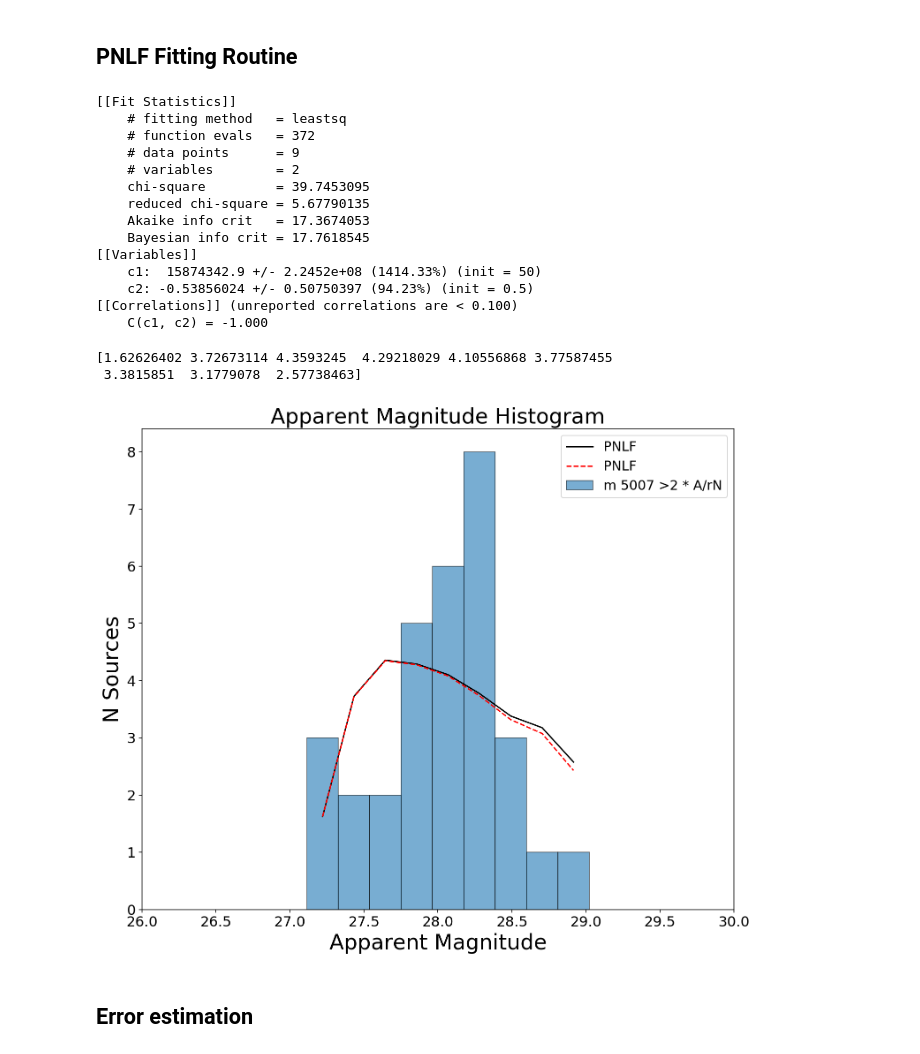
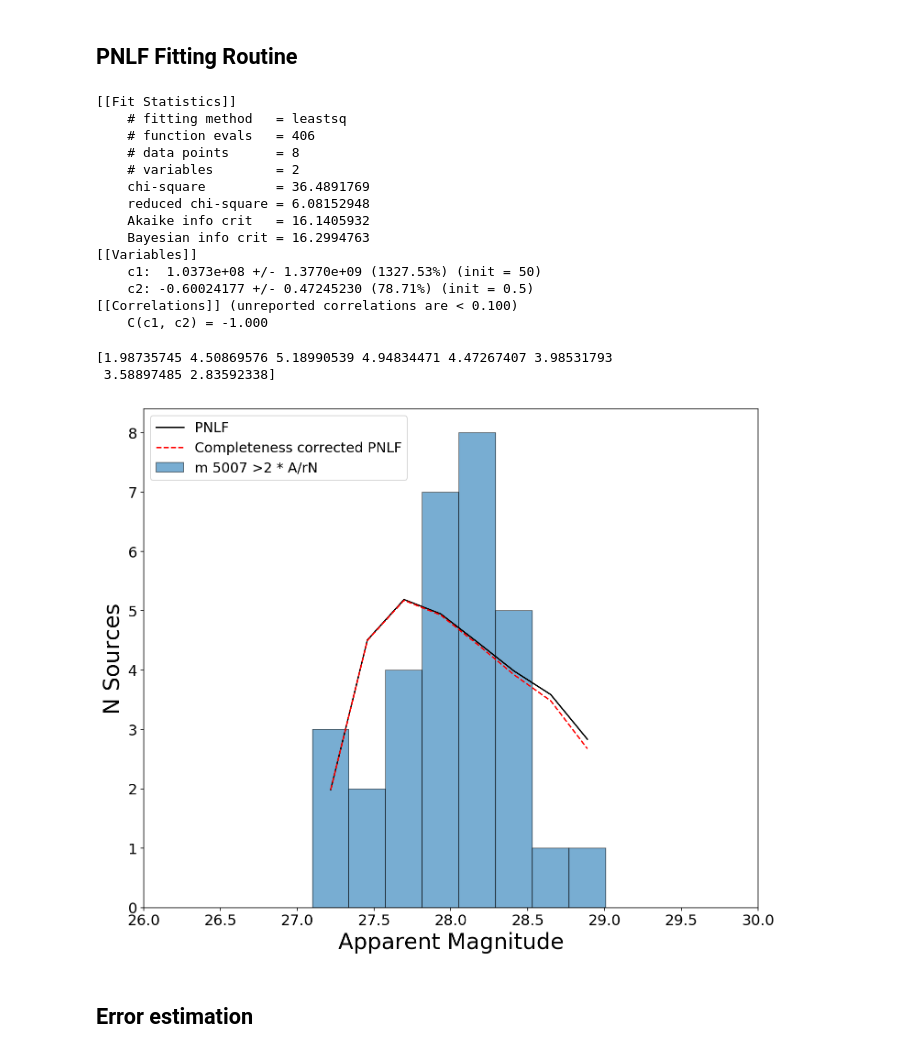
Before and after one commit to tspriggs/MUSE_PNe_fitting, a Jupyter notebook: 3D FCC255.ipynb, the cells around one changed output. Cells and saved outputs as stored; diff of their text form; code cells hidden in the pictures.

Commit message:
some plots and work updated

```diff
--- a/3D FCC255.ipynb
+++ b/3D FCC255.ipynb
@@ -256,7 +256,7 @@ PNe_df["M 5007"] = PNe_df["m 5007"] - dM
 
 #Plotting
 plt.figure(1, figsize=(12,10))
-bins, bins_cens, other = plt.hist(PNe_df["m 5007"].loc[PNe_df["A/rN"]>2], bins=9, edgecolor="black", linewidth=0.8, label="m 5007 > 2 * A/rN", alpha=0.5)
+bins, bins_cens, other = plt.hist(PNe_df["m 5007"].loc[PNe_df["A/rN"]>2], bins=8, edgecolor="black", linewidth=0.8, label="m 5007 > 2 * A/rN", alpha=0.5)
 #plt.hist(PNe_df["M 5007"].loc[PNe_df["A/rN"]<2], edgecolor="black",linewidth=0.8, color="red", alpha=0.5, label="M 5007 <2 * A/rN")
 plt.xlim(26.0,30.0)
 #plt.title("Absolute Magnitude Histogram", fontsize=24)
@@ -528,51 +549,50 @@ report_fit(results)
 # %% [output]
 [[Fit Statistics]]
     # fitting method   = leastsq
-    # function evals   = 372
-    # data points      = 9
+    # function evals   = 406
+    # data points      = 8
     # variables        = 2
-    chi-square         = 39.7453095
-    reduced chi-square = 5.67790135
-    Akaike info crit   = 17.3674053
-    Bayesian info crit = 17.7618545
+    chi-square         = 36.4891769
+    reduced chi-square = 6.08152948
+    Akaike info crit   = 16.1405932
+    Bayesian info crit = 16.2994763
 [[Variables]]
-    c1:  15874342.9 +/- 2.2452e+08 (1414.33%) (init = 50)
-    c2: -0.53856024 +/- 0.50750397 (94.23%) (init = 0.5)
+    c1:  1.0373e+08 +/- 1.3770e+09 (1327.53%) (init = 50)
+    c2: -0.60024177 +/- 0.47245230 (78.71%) (init = 0.5)
 [[Correlations]] (unreported correlations are < 0.100)
     C(c1, c2) = -1.000
 # %%
 plt.figure(2, figsize=(12,10))
 info = plt.hist(PNe_df["m 5007"].loc[PNe_df["A/rN"]>2], bins=len(bins), edgecolor="black", linewidth=0.8, label="m 5007 >2 * A/rN", alpha=0.6)
 #plt.hist(PNe_df["M 5007"].loc[PNe_df["A/rN"]<2], bins=4, edgecolor="black",linewidth=0.8, color="red", alpha=0.5, label="M 5007 <2 * A/rN")
 ax = plt.gca()
 plt.xlim(26.,30.0)
 #plt.yticks(np.arange(0,22,2), np.arange(0,22,2))
-plt.title("Apparent Magnitude Histogram", fontsize=24)
 plt.xlabel("Apparent Magnitude", fontsize=24)
 plt.ylabel("N Sources", fontsize=24)
 ax.get_yticklabels()
 ax.tick_params(labelsize=18)
 ax.tick_params(labelsize=16)
 #plt.savefig("Plots/FCC255/M5007 histogram.png")
 
 PNLF = results.params["c1"].value*(np.exp(np.abs(results.params["c2"].value)*PNe_df["m 5007"])) * (1-np.exp(3*((PNe_df["m 5007"].min() - PNe_df["m 5007"]))))
 #PNLF = (PNLF * results.params["a"])
 #plt.scatter(PNe_df["M 5007"].loc[PNe_df["M 5007"]>-5], PNLF, c="k")
 
 
 binned_PNLF = np.zeros(len(bins_cens))
 for i in np.arange(1,len(bins_cens)+1):
     binned_PNLF[i-1] = np.mean(PNLF_df["PNLF"].loc[PNLF_df["binned_values"]==i])
 
 print(binned_PNLF)
 plt.plot(bins_cens_right, (binned_PNLF), color="k", label="PNLF" )
-plt.plot(bins_cens_right, (binned_PNLF) * ratio_counter, color="r", ls="--", label="PNLF" )
+plt.plot(bins_cens_right, (binned_PNLF) * ratio_counter, color="r", ls="--", label="Completeness corrected PNLF" )
 plt.legend(fontsize=15)
 plt.savefig("Plots/FCC255/PNLF.png")
 # %% [output]
-[1.62626402 3.72673114 4.3593245  4.29218029 4.10556868 3.77587455
- 3.3815851  3.1779078  2.57738463]
+[1.98735745 4.50869576 5.18990539 4.94834471 4.47267407 3.98531793
+ 3.58897485 2.83592338]
-[figure, old version]
+[figure, new version]
 # %% [markdown]
 ## Error estimation
 # %%
```
Also changed, not shown: parts of 6 cells of this notebook, 3 other files.
